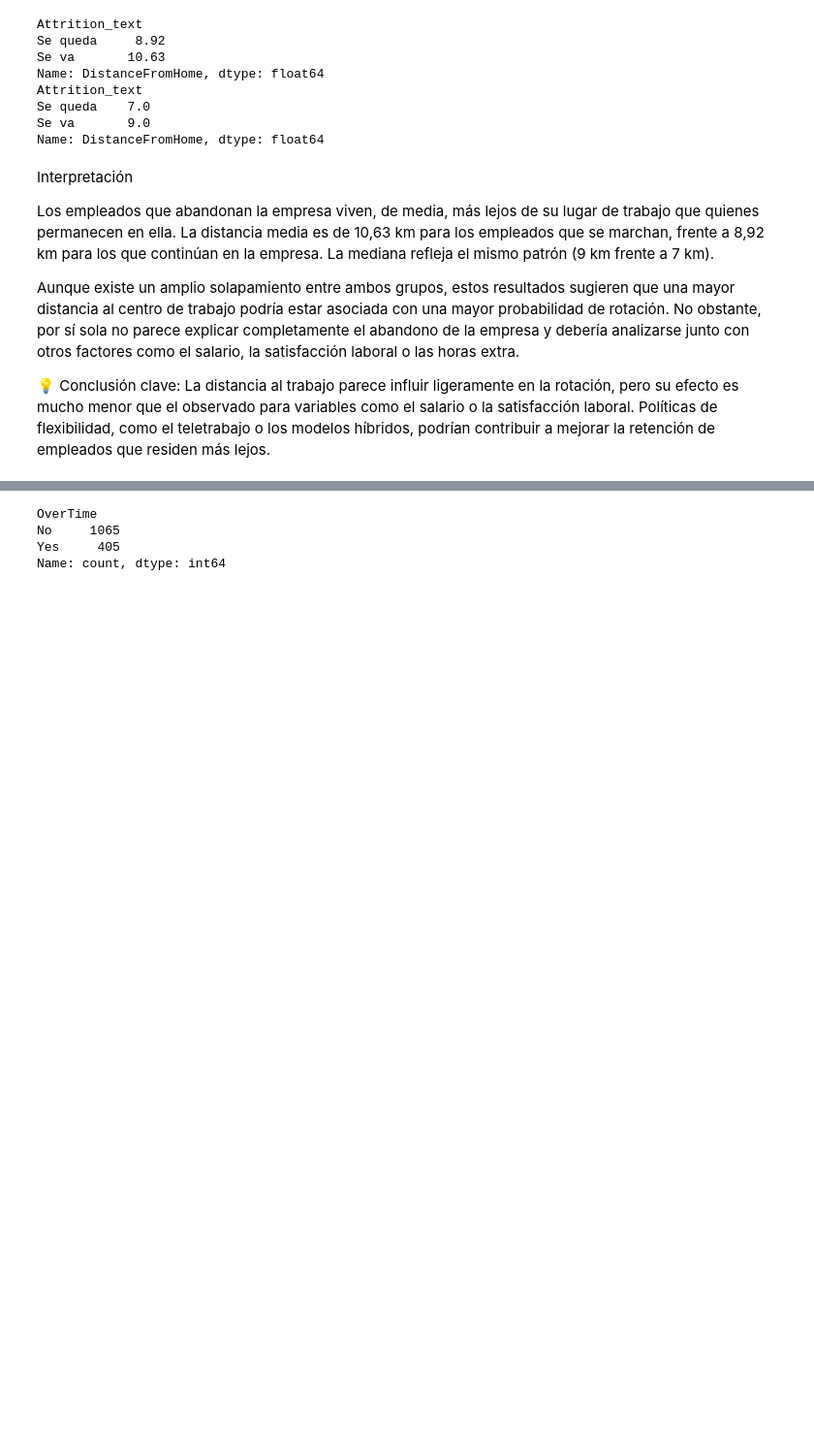
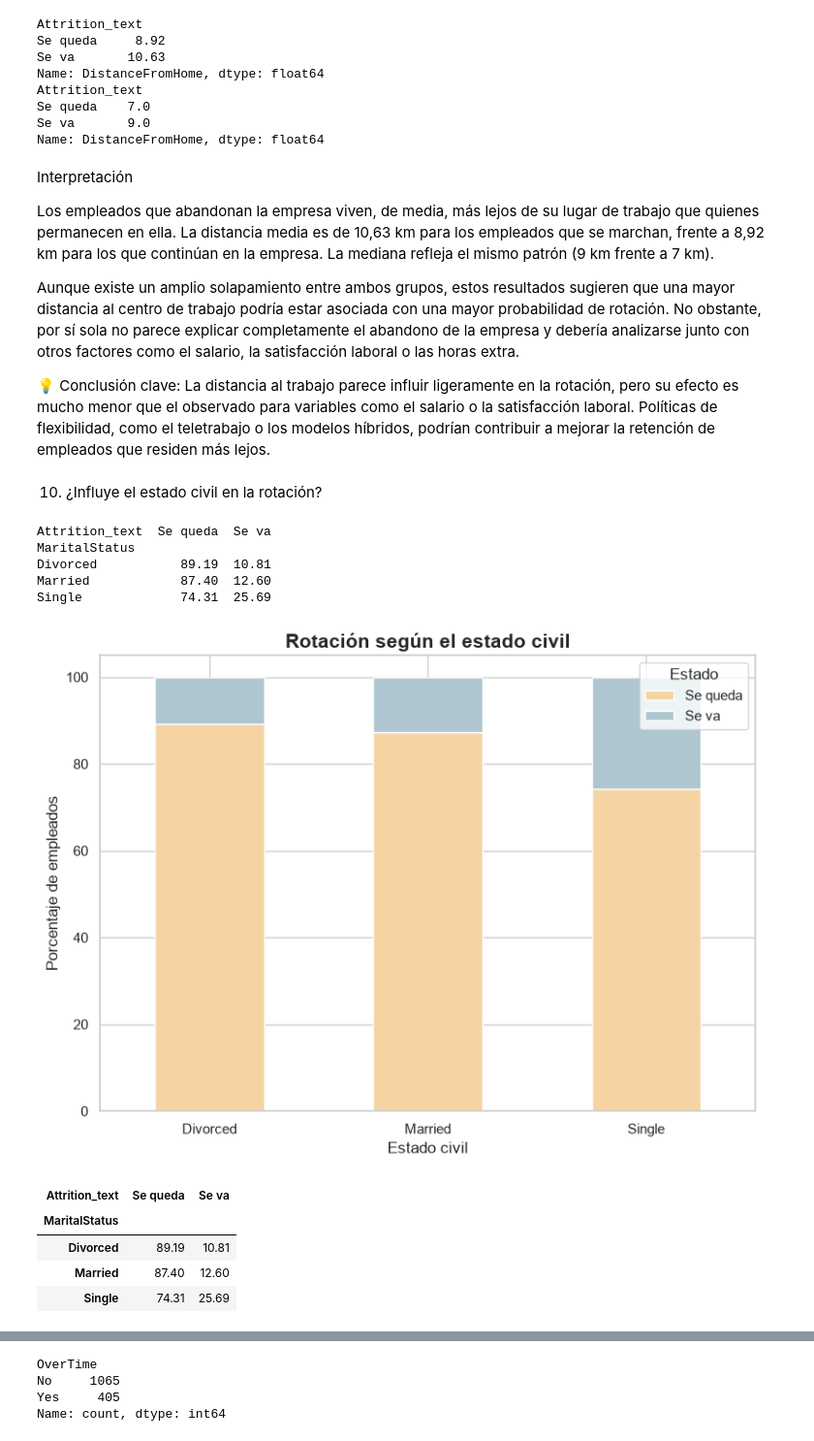
Before and after one commit to Adalab/project-da-promo-67-modulo-3-team-1, a Jupyter notebook: fase-3-visualizacion.ipynb, the cells around one changed output, grey strips where cells are left out. Shown at 97% size. Cells and saved outputs as stored; diff of their text form; code cells hidden in the pictures; blank space fills up the shorter version.

```diff
--- a/fase-3-visualizacion.ipynb
+++ b/fase-3-visualizacion.ipynb
@@ -570,3 +656,50 @@ Los empleados que abandonan la empresa viven, de media, más lejos de su lugar d
 Aunque existe un amplio solapamiento entre ambos grupos, estos resultados sugieren que una mayor distancia al centro de trabajo podría estar asociada con una mayor probabilidad de rotación. No obstante, por sí sola no parece explicar completamente el abandono de la empresa y debería analizarse junto con otros factores como el salario, la satisfacción laboral o las horas extra.
 
 💡 Conclusión clave: La distancia al trabajo parece influir ligeramente en la rotación, pero su efecto es mucho menor que el observado para variables como el salario o la satisfacción laboral. Políticas de flexibilidad, como el teletrabajo o los modelos híbridos, podrían contribuir a mejorar la retención de empleados que residen más lejos.
+# %% [markdown]
+10. ¿Influye el estado civil en la rotación?
+# %%
+# Parte 1. Estado civil y rotación
+# Tabla cruzada en porcentaje
+tabla_marital = pd.crosstab(
+    df["MaritalStatus"],
+    df["Attrition_text"],
+    normalize="index"
+) * 100
+
+print(tabla_marital.round(2))
+
+# Gráfico
+colores = {"Se va": "#AEC6CF", "Se queda": "#F5D3A3"}
+
+tabla_marital.plot(
+    kind="bar",
+    stacked=True,
+    figsize=(8,6),
+    color=colores
+)
+
+plt.title("Rotación según el estado civil",
+          fontsize=15,
+          fontweight="bold")
+
+plt.xlabel("Estado civil")
+plt.ylabel("Porcentaje de empleados")
+
+plt.xticks(rotation=0)
+plt.legend(title="Estado")
+
+plt.tight_layout()
+plt.show()
+# %% [output]
+Attrition_text  Se queda  Se va
+MaritalStatus
+Divorced           89.19  10.81
+Married            87.40  12.60
+Single             74.31  25.69
+[figure, added]
+| Attrition_text | Se queda | Se va |
+| MaritalStatus |  |  |
+| Divorced | 89.19 | 10.81 |
+| Married | 87.40 | 12.60 |
+| Single | 74.31 | 25.69 |
```
Also changed, not shown: parts of 44 cells of this notebook.
